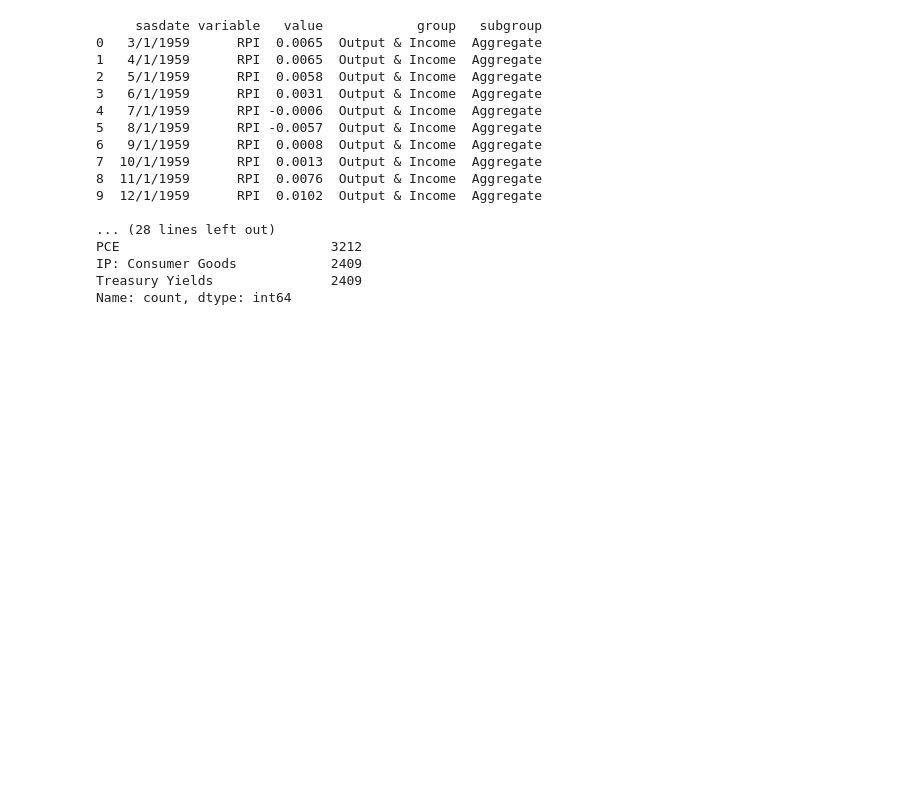
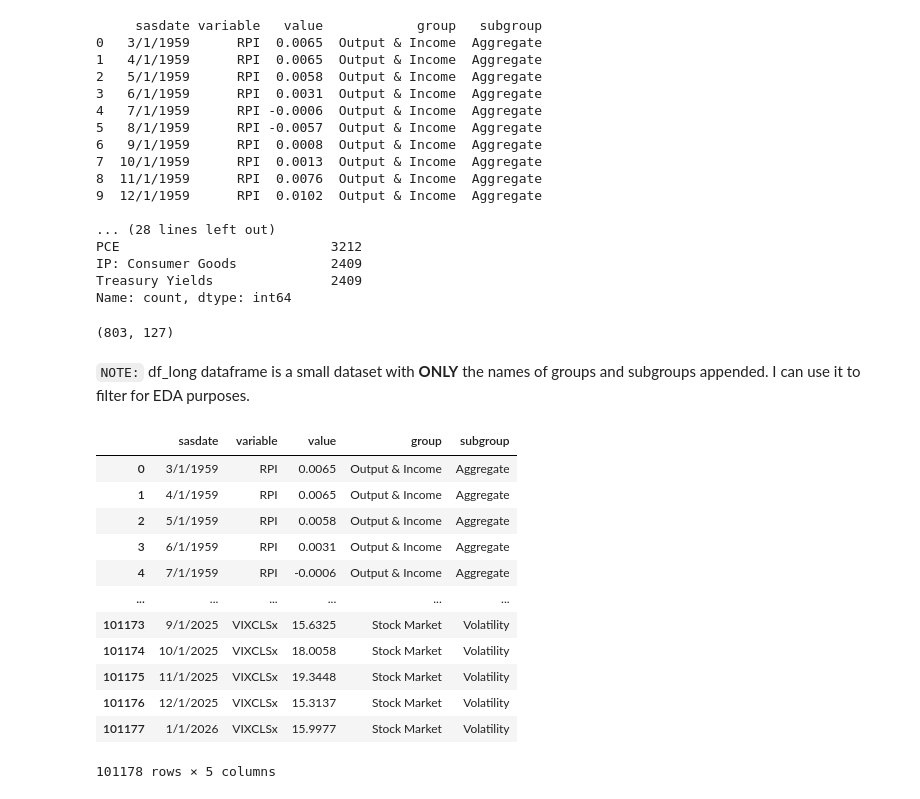
Before and after one commit to andre-bu-gitdev/O2_AI_for_Leaders_dx699, a Jupyter notebook: Milestone_4/M4 Functions.ipynb, the cells around one changed output. Saved outputs shown, nothing was run; the diff lists cells and outputs as text; code cells hidden in the pictures; blank space fills up the shorter version.

```diff
--- a/Milestone_4/M4 Functions.ipynb
+++ b/Milestone_4/M4 Functions.ipynb
@@ -1744,3 +1744,25 @@ PCE                           3212
 IP: Consumer Goods            2409
 Treasury Yields               2409
 Name: count, dtype: int64
+# %%
+macro_fred_df.shape
+# %% [output]
+(803, 127)
+# %% [markdown]
+`NOTE:` df_long dataframe is a small dataset with **ONLY** the names of groups and subgroups appended. I can use it to filter for EDA purposes.
+# %%
+df_long
+# %% [output]
+|  | sasdate | variable | value | group | subgroup |
+| 0 | 3/1/1959 | RPI | 0.0065 | Output & Income | Aggregate |
+| 1 | 4/1/1959 | RPI | 0.0065 | Output & Income | Aggregate |
+| 2 | 5/1/1959 | RPI | 0.0058 | Output & Income | Aggregate |
+| 3 | 6/1/1959 | RPI | 0.0031 | Output & Income | Aggregate |
+| 4 | 7/1/1959 | RPI | -0.0006 | Output & Income | Aggregate |
+| ... | ... | ... | ... | ... | ... |
+| 101173 | 9/1/2025 | VIXCLSx | 15.6325 | Stock Market | Volatility |
+| 101174 | 10/1/2025 | VIXCLSx | 18.0058 | Stock Market | Volatility |
+| 101175 | 11/1/2025 | VIXCLSx | 19.3448 | Stock Market | Volatility |
+| 101176 | 12/1/2025 | VIXCLSx | 15.3137 | Stock Market | Volatility |
+| 101177 | 1/1/2026 | VIXCLSx | 15.9977 | Stock Market | Volatility |
+101178 rows × 5 columns
```
